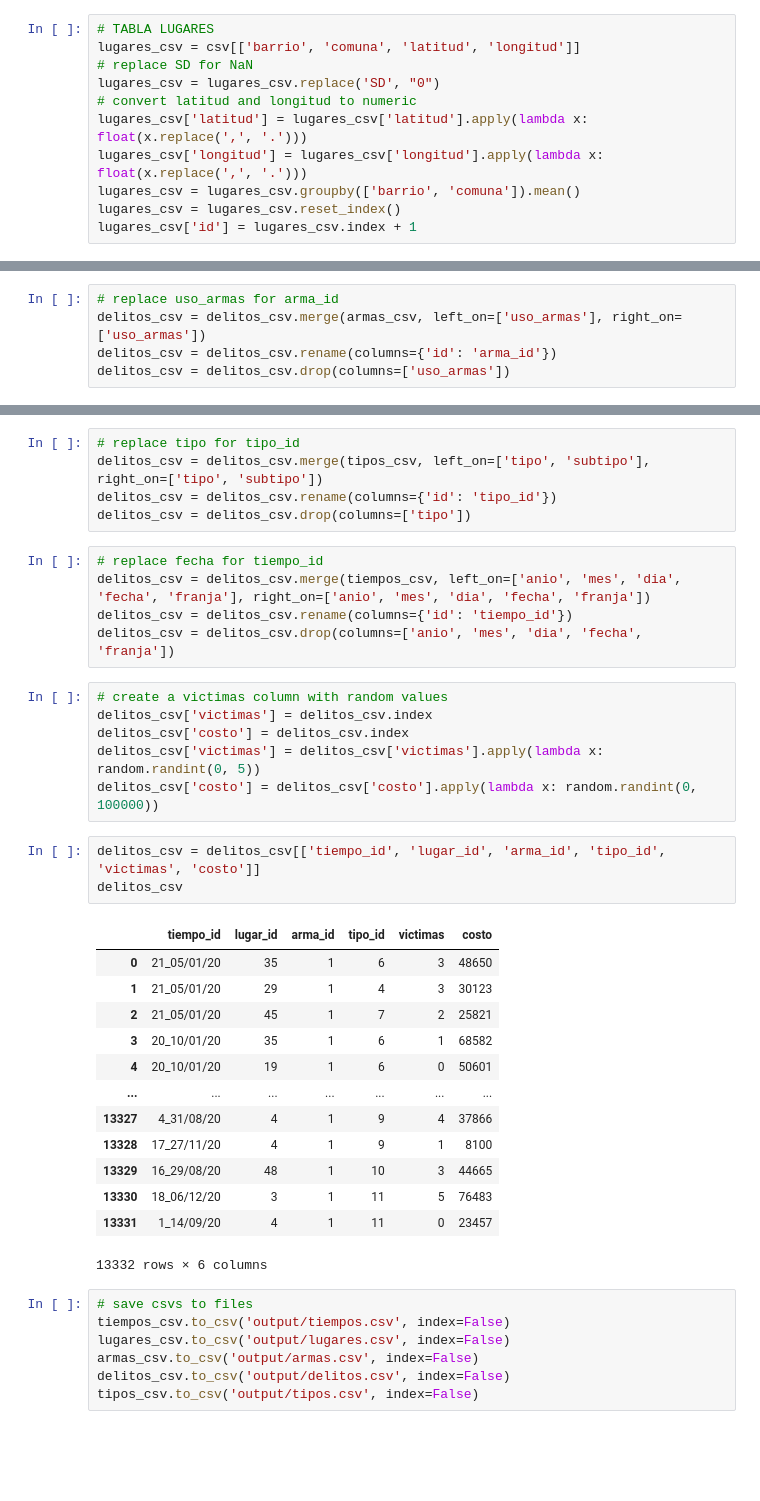
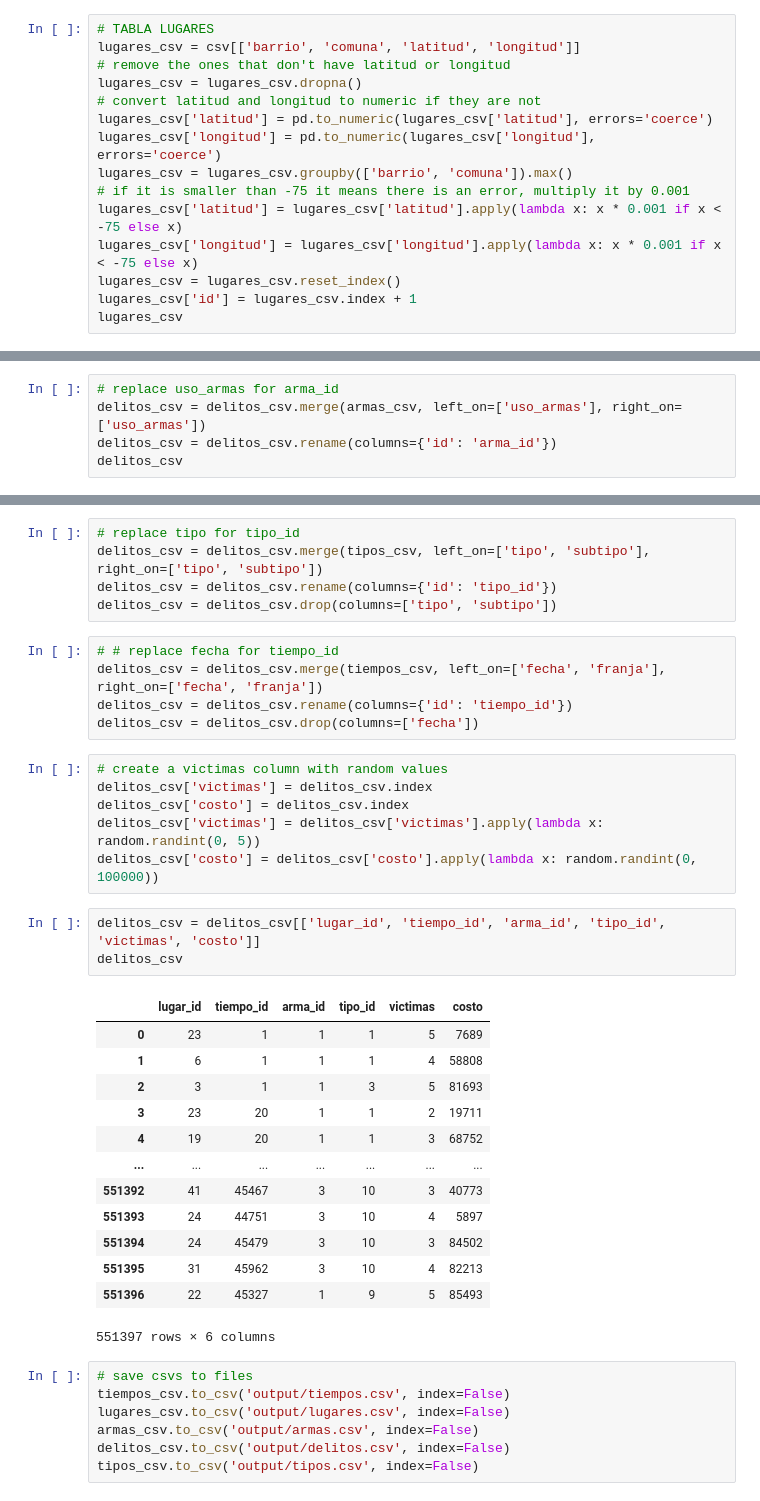
Before and after one commit to danrigoli/analisis-info, a Jupyter notebook: transform.ipynb, the cells around one changed output, grey strips where cells are left out. Drawn from its saved outputs; the diff is of its cells as text; blank space fills up the shorter version.

```diff
--- a/transform.ipynb
+++ b/transform.ipynb
@@ -33,11 +67,15 @@ See the caveats in the documentation: https://pandas.pydata.org/pandas-docs/stab
 # %%
 # TABLA LUGARES
 lugares_csv = csv[['barrio', 'comuna', 'latitud', 'longitud']]
-# replace SD for NaN
-lugares_csv = lugares_csv.replace('SD', "0")
-# convert latitud and longitud to numeric
-lugares_csv['latitud'] = lugares_csv['latitud'].apply(lambda x: float(x.replace(',', '.')))
-lugares_csv['longitud'] = lugares_csv['longitud'].apply(lambda x: float(x.replace(',', '.')))
-lugares_csv = lugares_csv.groupby(['barrio', 'comuna']).mean()
+# remove the ones that don't have latitud or longitud
+lugares_csv = lugares_csv.dropna()
+# convert latitud and longitud to numeric if they are not
+lugares_csv['latitud'] = pd.to_numeric(lugares_csv['latitud'], errors='coerce')
+lugares_csv['longitud'] = pd.to_numeric(lugares_csv['longitud'], errors='coerce')
+lugares_csv = lugares_csv.groupby(['barrio', 'comuna']).max()
+# if it is smaller than -75 it means there is an error, multiply it by 0.001
+lugares_csv['latitud'] = lugares_csv['latitud'].apply(lambda x: x * 0.001 if x < -75 else x)
+lugares_csv['longitud'] = lugares_csv['longitud'].apply(lambda x: x * 0.001 if x < -75 else x)
 lugares_csv = lugares_csv.reset_index()
 lugares_csv['id'] = lugares_csv.index + 1
+lugares_csv
@@ -53,4 +130,4 @@ delitos_csv = csv
 # replace uso_armas for arma_id
 delitos_csv = delitos_csv.merge(armas_csv, left_on=['uso_armas'], right_on=['uso_armas'])
 delitos_csv = delitos_csv.rename(columns={'id': 'arma_id'})
-delitos_csv = delitos_csv.drop(columns=['uso_armas'])
+delitos_csv
@@ -63,12 +154,12 @@ delitos_csv = delitos_csv.drop(columns=['barrio'])
 # replace tipo for tipo_id
 delitos_csv = delitos_csv.merge(tipos_csv, left_on=['tipo', 'subtipo'], right_on=['tipo', 'subtipo'])
 delitos_csv = delitos_csv.rename(columns={'id': 'tipo_id'})
-delitos_csv = delitos_csv.drop(columns=['tipo'])
+delitos_csv = delitos_csv.drop(columns=['tipo', 'subtipo'])
 # %%
-# replace fecha for tiempo_id
-delitos_csv = delitos_csv.merge(tiempos_csv, left_on=['anio', 'mes', 'dia', 'fecha', 'franja'], right_on=['anio', 'mes', 'dia', 'fecha', 'franja'])
+# # replace fecha for tiempo_id
+delitos_csv = delitos_csv.merge(tiempos_csv, left_on=['fecha', 'franja'], right_on=['fecha', 'franja'])
 delitos_csv = delitos_csv.rename(columns={'id': 'tiempo_id'})
-delitos_csv = delitos_csv.drop(columns=['anio', 'mes', 'dia', 'fecha', 'franja'])
+delitos_csv = delitos_csv.drop(columns=['fecha'])
 # %%
 # create a victimas column with random values
 delitos_csv['victimas'] = delitos_csv.index
@@ -76,22 +167,22 @@ delitos_csv['costo'] = delitos_csv.index
 delitos_csv['victimas'] = delitos_csv['victimas'].apply(lambda x: random.randint(0, 5))
 delitos_csv['costo'] = delitos_csv['costo'].apply(lambda x: random.randint(0, 100000))
 # %%
-delitos_csv = delitos_csv[['tiempo_id', 'lugar_id', 'arma_id', 'tipo_id', 'victimas', 'costo']]
+delitos_csv = delitos_csv[['lugar_id', 'tiempo_id', 'arma_id', 'tipo_id', 'victimas', 'costo']]
 delitos_csv
 # %% [output]
-|  | tiempo_id | lugar_id | arma_id | tipo_id | victimas | costo |
-| 0 | 21_05/01/20 | 35 | 1 | 6 | 3 | 48650 |
-| 1 | 21_05/01/20 | 29 | 1 | 4 | 3 | 30123 |
-| 2 | 21_05/01/20 | 45 | 1 | 7 | 2 | 25821 |
-| 3 | 20_10/01/20 | 35 | 1 | 6 | 1 | 68582 |
-| 4 | 20_10/01/20 | 19 | 1 | 6 | 0 | 50601 |
+|  | lugar_id | tiempo_id | arma_id | tipo_id | victimas | costo |
+| 0 | 23 | 1 | 1 | 1 | 5 | 7689 |
+| 1 | 6 | 1 | 1 | 1 | 4 | 58808 |
+| 2 | 3 | 1 | 1 | 3 | 5 | 81693 |
+| 3 | 23 | 20 | 1 | 1 | 2 | 19711 |
+| 4 | 19 | 20 | 1 | 1 | 3 | 68752 |
 | ... | ... | ... | ... | ... | ... | ... |
-| 13327 | 4_31/08/20 | 4 | 1 | 9 | 4 | 37866 |
-| 13328 | 17_27/11/20 | 4 | 1 | 9 | 1 | 8100 |
-| 13329 | 16_29/08/20 | 48 | 1 | 10 | 3 | 44665 |
-| 13330 | 18_06/12/20 | 3 | 1 | 11 | 5 | 76483 |
-| 13331 | 1_14/09/20 | 4 | 1 | 11 | 0 | 23457 |
+| 551392 | 41 | 45467 | 3 | 10 | 3 | 40773 |
+| 551393 | 24 | 44751 | 3 | 10 | 4 | 5897 |
+| 551394 | 24 | 45479 | 3 | 10 | 3 | 84502 |
+| 551395 | 31 | 45962 | 3 | 10 | 4 | 82213 |
+| 551396 | 22 | 45327 | 1 | 9 | 5 | 85493 |
-13332 rows × 6 columns
+551397 rows × 6 columns
 # %%
 # save csvs to files
 tiempos_csv.to_csv('output/tiempos.csv', index=False)
```
Also changed, not shown: parts of 9 cells of this notebook, 10 other files.
